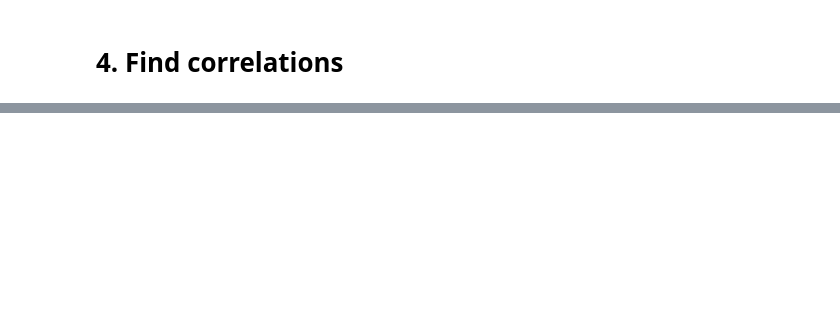
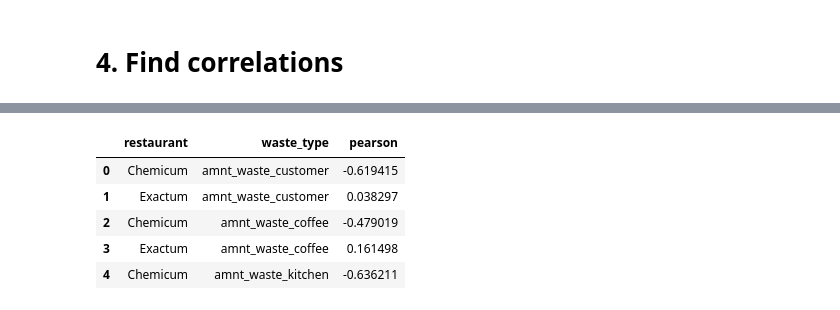
Before and after one commit to Food-Waste-Optimization/Food-Waste-Optimization, a Jupyter notebook: experiments_hoangle/correlations.ipynb, the cells around one changed output, grey strips where cells are left out. Saved outputs shown, nothing was run; the diff lists cells and outputs as text; code cells hidden in the pictures; blank space fills up the shorter version.

```diff
--- a/experiments_hoangle/correlations.ipynb
+++ b/experiments_hoangle/correlations.ipynb
@@ -296,0 +303,13 @@ fact[~fact.isna().any(axis=1)]
+# %%
+cols = ['amnt_waste_customer', 'amnt_waste_coffee', 'amnt_waste_kitchen', 'amnt_waste_hall']
+
+df_corr = pd.DataFrame(correlations).melt(id_vars='restaurant', value_vars=cols, value_name='pearson', var_name='waste_type')
+
+df_corr.head()
+# %% [output]
+|  | restaurant | waste_type | pearson |
+| 0 | Chemicum | amnt_waste_customer | -0.619415 |
+| 1 | Exactum | amnt_waste_customer | 0.038297 |
+| 2 | Chemicum | amnt_waste_coffee | -0.479019 |
+| 3 | Exactum | amnt_waste_coffee | 0.161498 |
+| 4 | Chemicum | amnt_waste_kitchen | -0.636211 |
```
Also changed, not shown: parts of 6 cells of this notebook.
